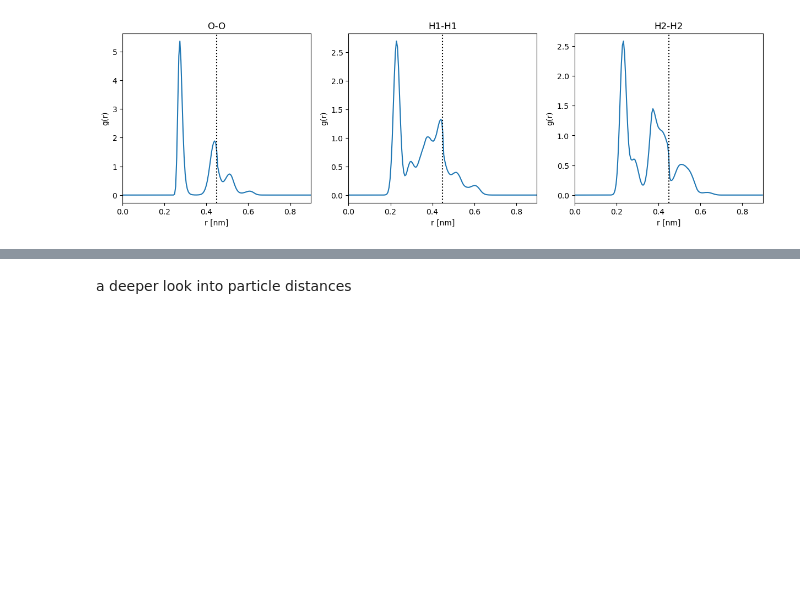
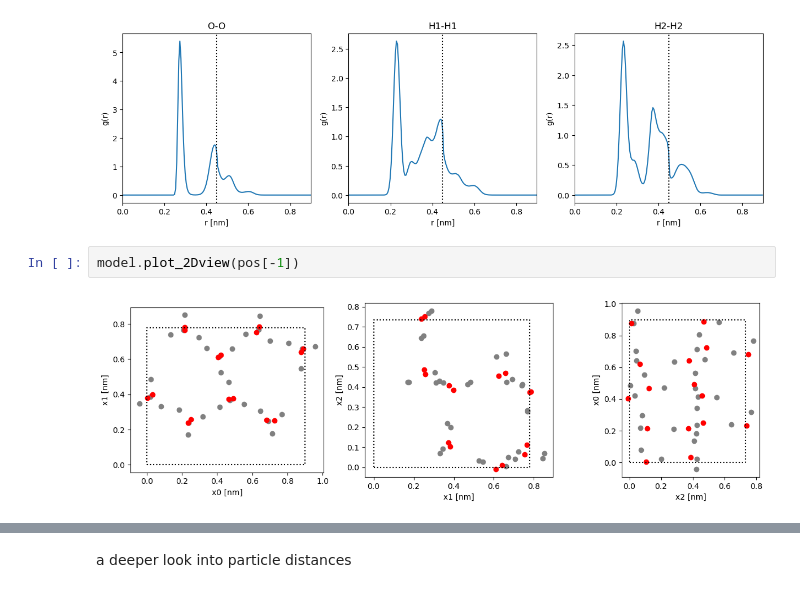
Before and after one commit to noegroup/rigid-flows, a Jupyter notebook: data/water/ice_analysis.ipynb, the cells around one changed output, grey strips where cells are left out. Saved outputs shown, nothing was run; the diff lists cells and outputs as text; blank space fills up the shorter version.

```diff
--- a/data/water/ice_analysis.ipynb
+++ b/data/water/ice_analysis.ipynb
@@ -56,3 +56,7 @@ for a in names:
 plt.show()
 # %% [output]
 [figure]
+# %%
+model.plot_2Dview(pos[-1])
+# %% [output]
+[figure, added]
```
Also changed, not shown: parts of 13 cells of this notebook, 8 other files.
